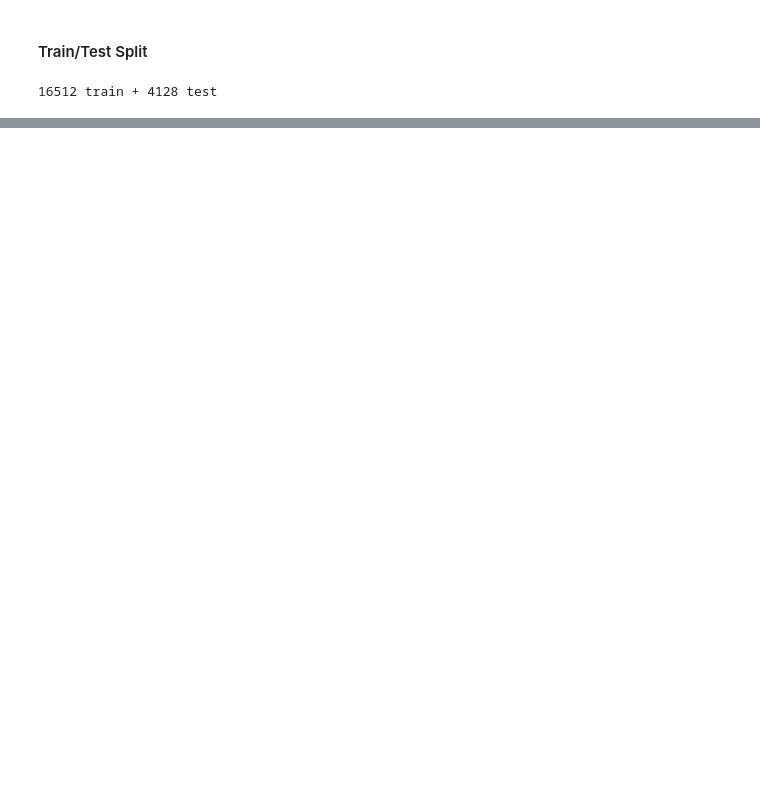
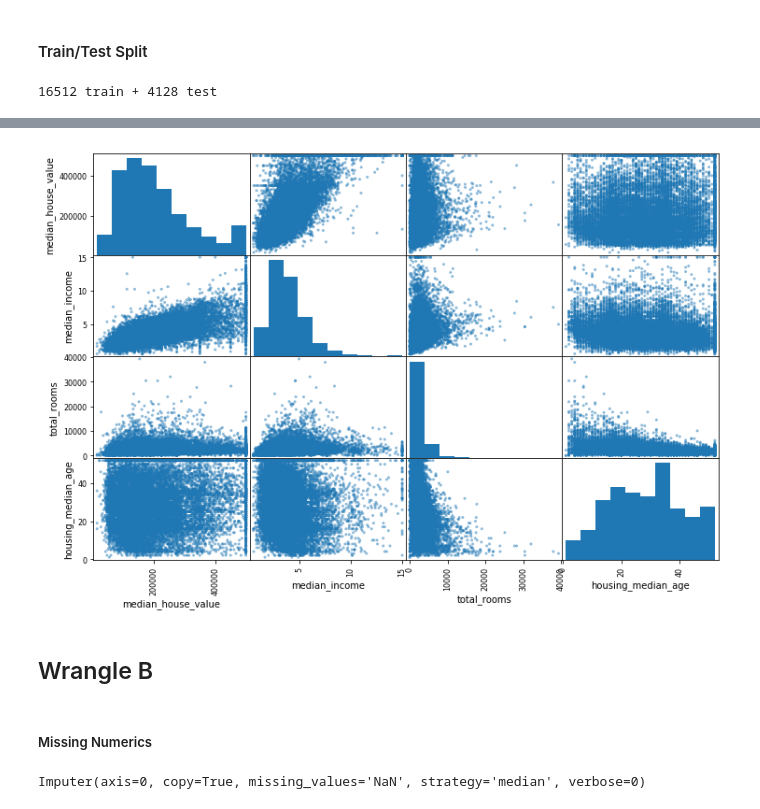
Before and after one commit to JakeColor/hands-on-machine-learning, a Jupyter notebook: Chapter 2 -- End-to-End Machine Learning First Project.ipynb, the cells around one changed output, grey strips where cells are left out. Cells and saved outputs as stored; diff of their text form; code cells hidden in the pictures; blank space fills up the shorter version.

```diff
--- a/Chapter 2 -- End-to-End Machine Learning First Project.ipynb
+++ b/Chapter 2 -- End-to-End Machine Learning First Project.ipynb
@@ -114,0 +164,10 @@ train_set, test_set = train_test_split(housing, test_size=0.2, random_state=42)
+# %%
+from pandas.plotting import scatter_matrix
+
+attributes = ["median_house_value", "median_income", "total_rooms",
+              "housing_median_age"]
+scatter_matrix(housing[attributes], figsize=(12, 8));
+# %% [output]
+[figure, added]
+# %% [markdown]
+## Wrangle B
@@ -114,0 +177,2 @@ train_set, test_set = train_test_split(housing, test_size=0.2, random_state=42)
+# %% [markdown]
+##### Missing Numerics
@@ -114,0 +183,9 @@ train_set, test_set = train_test_split(housing, test_size=0.2, random_state=42)
+# %%
+from sklearn.preprocessing import Imputer
+
+imputer = Imputer(strategy="median")
+
+housing_numeric = housing.drop("ocean_proximity", axis=1)
+imputer.fit(housing_numeric)
+# %% [output]
+Imputer(axis=0, copy=True, missing_values='NaN', strategy='median', verbose=0)
```
Also changed, not shown: parts of 28 cells of this notebook.
